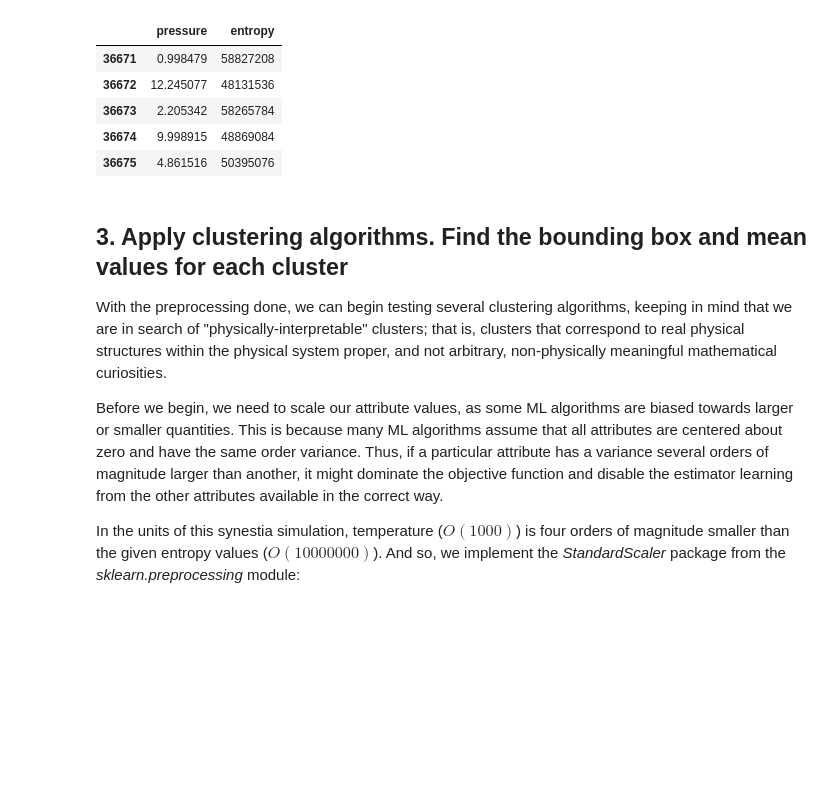
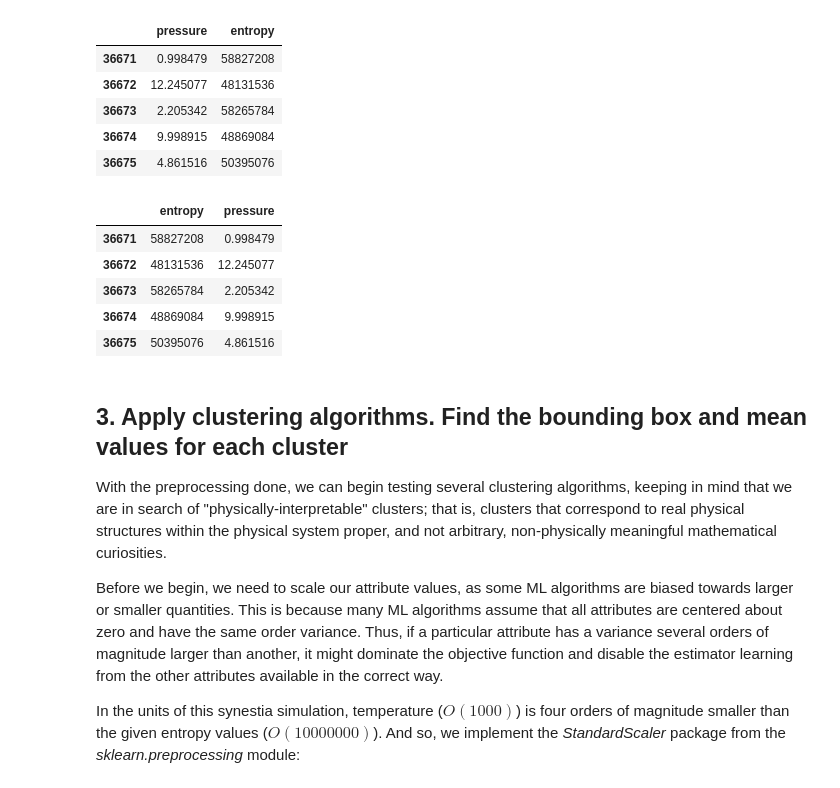
Before and after one commit to patrickaleo/estra, a Jupyter notebook: Notebooks/Estra_v2-other_phase_spaces.ipynb, the cells around one changed output. Saved outputs shown, nothing was run; the diff lists cells and outputs as text; code cells hidden in the pictures; blank space fills up the shorter version.

```diff
--- a/Notebooks/Estra_v2-other_phase_spaces.ipynb
+++ b/Notebooks/Estra_v2-other_phase_spaces.ipynb
@@ -119,6 +119,17 @@ pressure_and_ent.head()
 | 36673 | 2.205342 | 58265784 |
 | 36674 | 9.998915 | 48869084 |
 | 36675 | 4.861516 | 50395076 |
+# %%
+columns_titles = ["entropy","pressure"]
+ent_and_pressure=pressure_and_ent.reindex(columns=columns_titles)
+ent_and_pressure.head()
+# %% [output]
+|  | entropy | pressure |
+| 36671 | 58827208 | 0.998479 |
+| 36672 | 48131536 | 12.245077 |
+| 36673 | 58265784 | 2.205342 |
+| 36674 | 48869084 | 9.998915 |
+| 36675 | 50395076 | 4.861516 |
 # %% [markdown]
 <h2> 3. Apply clustering algorithms. Find the bounding box and mean values for each cluster  </h2>
 
```
Also changed, not shown: parts of 3 cells of this notebook, 21 other files.
